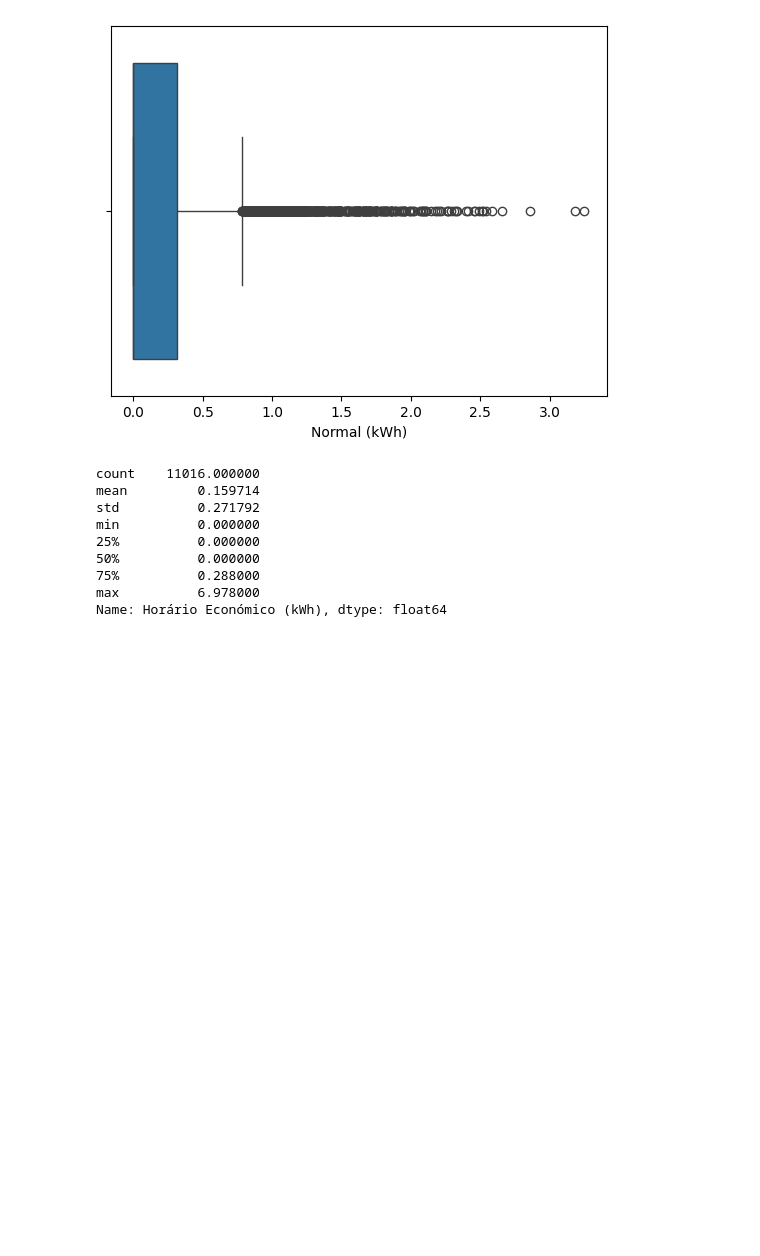
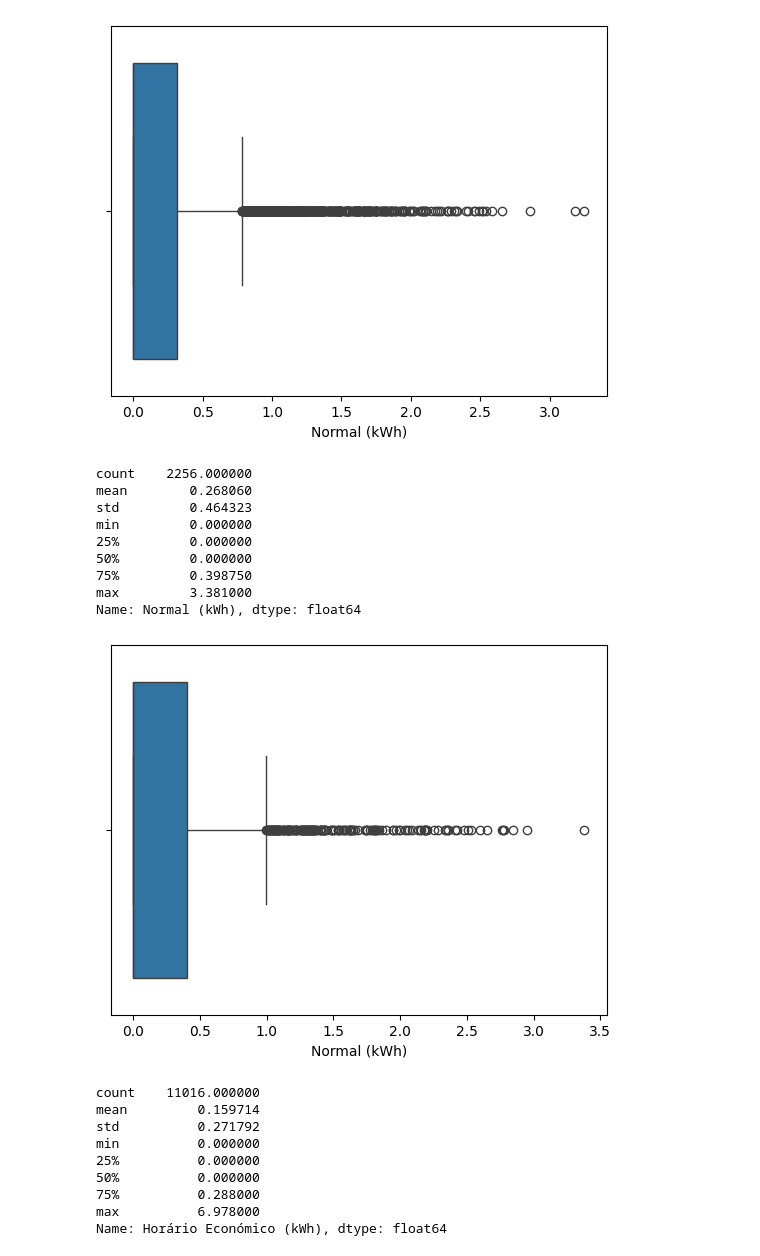
Before and after one commit to GoncaloSenra/DAA-Modelos-de-Machine-Learning, a Jupyter notebook: 3-.ipynb, the cells around one changed output. Saved outputs shown, nothing was run; the diff lists cells and outputs as text; code cells hidden in the pictures; blank space fills up the shorter version.

```diff
--- a/3-.ipynb
+++ b/3-.ipynb
@@ -240,6 +260,20 @@ Name: Normal (kWh), dtype: float64
 # train.loc[train['Normal (kWh)'] > 3, 'Normal (kWh)'] = 3
 # test.loc[train.bmi > 2.5, 'Normal (kWh)'] = np.nan
 # test.fillna(2.5, inplace=True)
+# %%
+sns.boxplot(x=test["Normal (kWh)"])
+test["Normal (kWh)"].describe()
+# %% [output]
+count    2256.000000
+mean        0.268060
+std         0.464323
+min         0.000000
+25%         0.000000
+50%         0.000000
+75%         0.398750
+max         3.381000
+Name: Normal (kWh), dtype: float64
+[figure, added]
 # %%
 sns.boxplot(x=train["Horário Económico (kWh)"])
 train["Horário Económico (kWh)"].describe()
```
Also changed, not shown: parts of 63 cells of this notebook, 1 other file.
